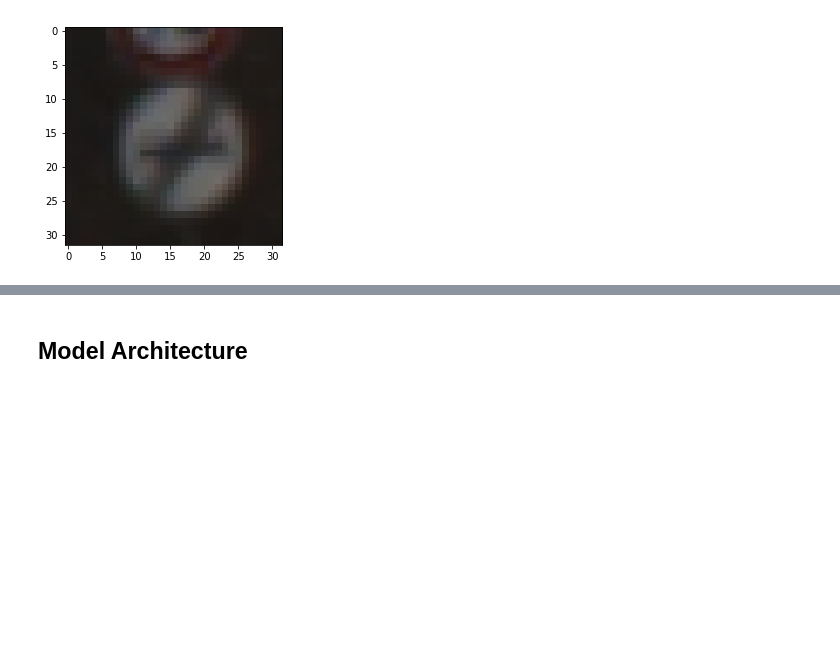
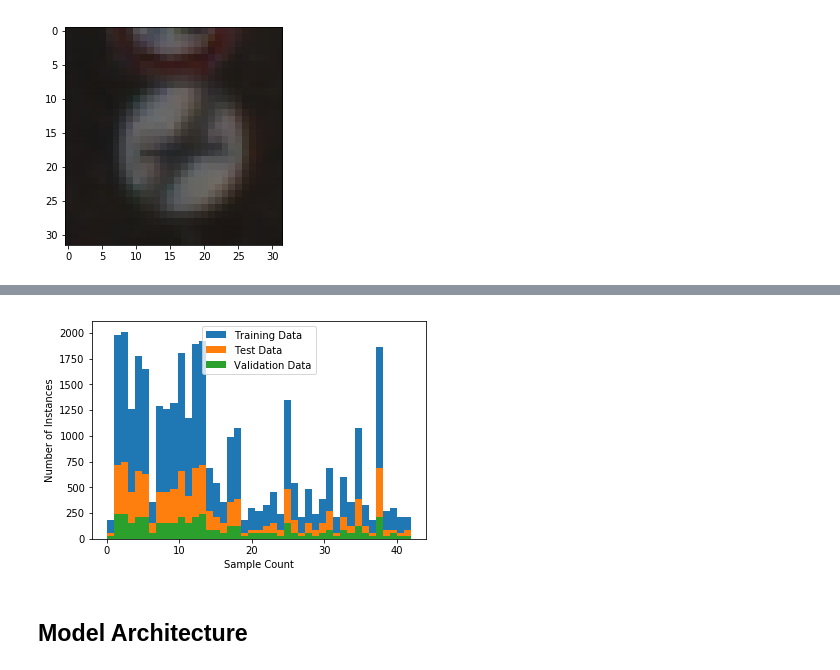
Before and after one commit to VitaliiLakusta/CarND-Traffic-Sign-Classifier, a Jupyter notebook: Traffic_Sign_Classifier.ipynb, the cells around one changed output, grey strips where cells are left out. Saved outputs shown, nothing was run; the diff lists cells and outputs as text; code cells hidden in the pictures; blank space fills up the shorter version.

Commit message:
Add data distribution for data exploration

```diff
--- a/Traffic_Sign_Classifier.ipynb
+++ b/Traffic_Sign_Classifier.ipynb
@@ -98,3 +98,14 @@ print(signName(y_train[index]))
+# %%
+# Show distribution difference among all the data sets
+plt.hist(y_train, bins=n_classes)
+plt.hist(y_test, bins=n_classes)
+plt.hist(y_valid, bins=n_classes)
+plt.xlabel('Sample Count')
+plt.ylabel('Number of Instances')
+plt.legend(['Training Data', 'Test Data', 'Validation Data'], loc='upper center')
+plt.show()
+# %% [output]
+[figure, added]
 # %% [markdown]
  ## Model Architecture
 # %% [markdown]
```
Also changed, not shown: parts of 1 cell of this notebook, 3 other files.
